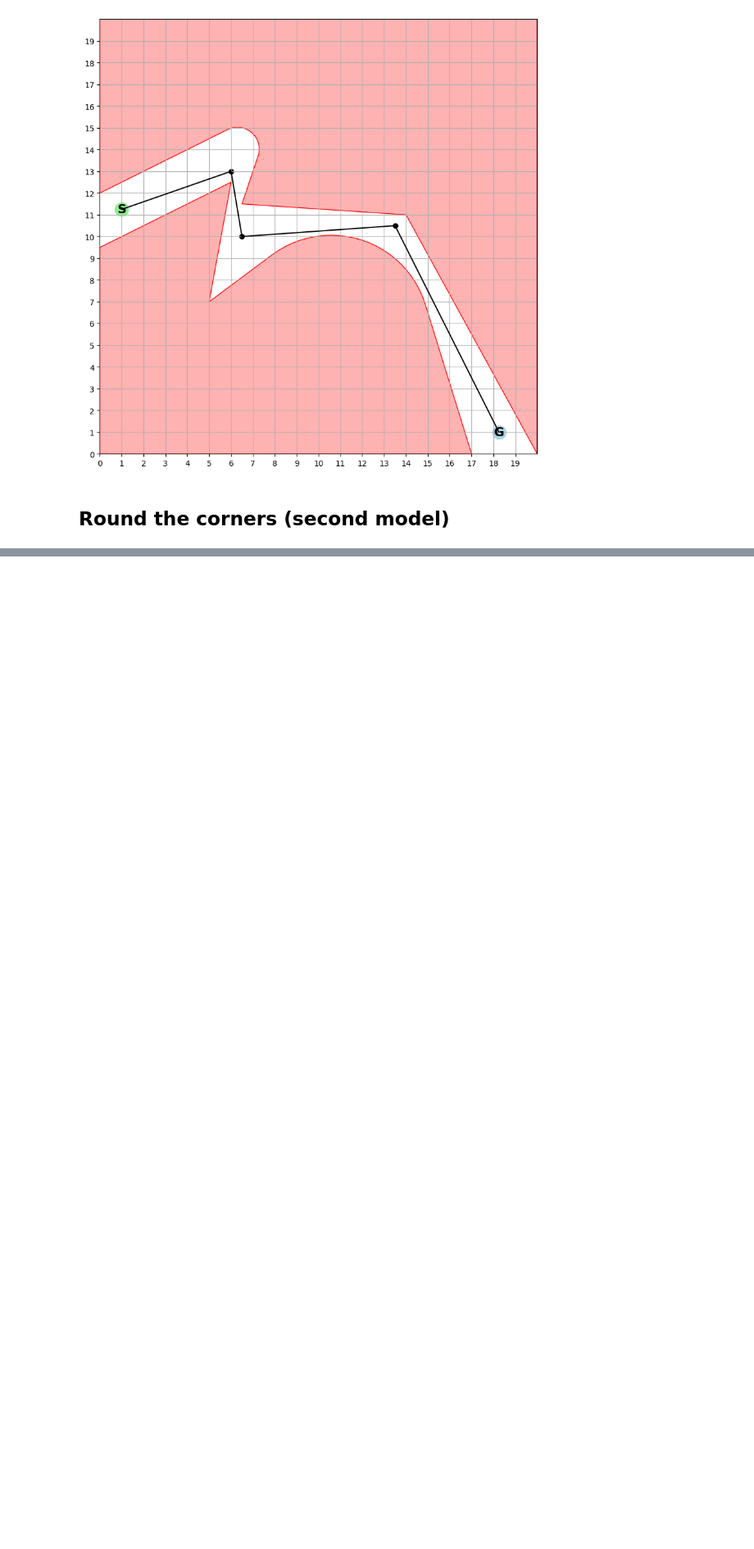
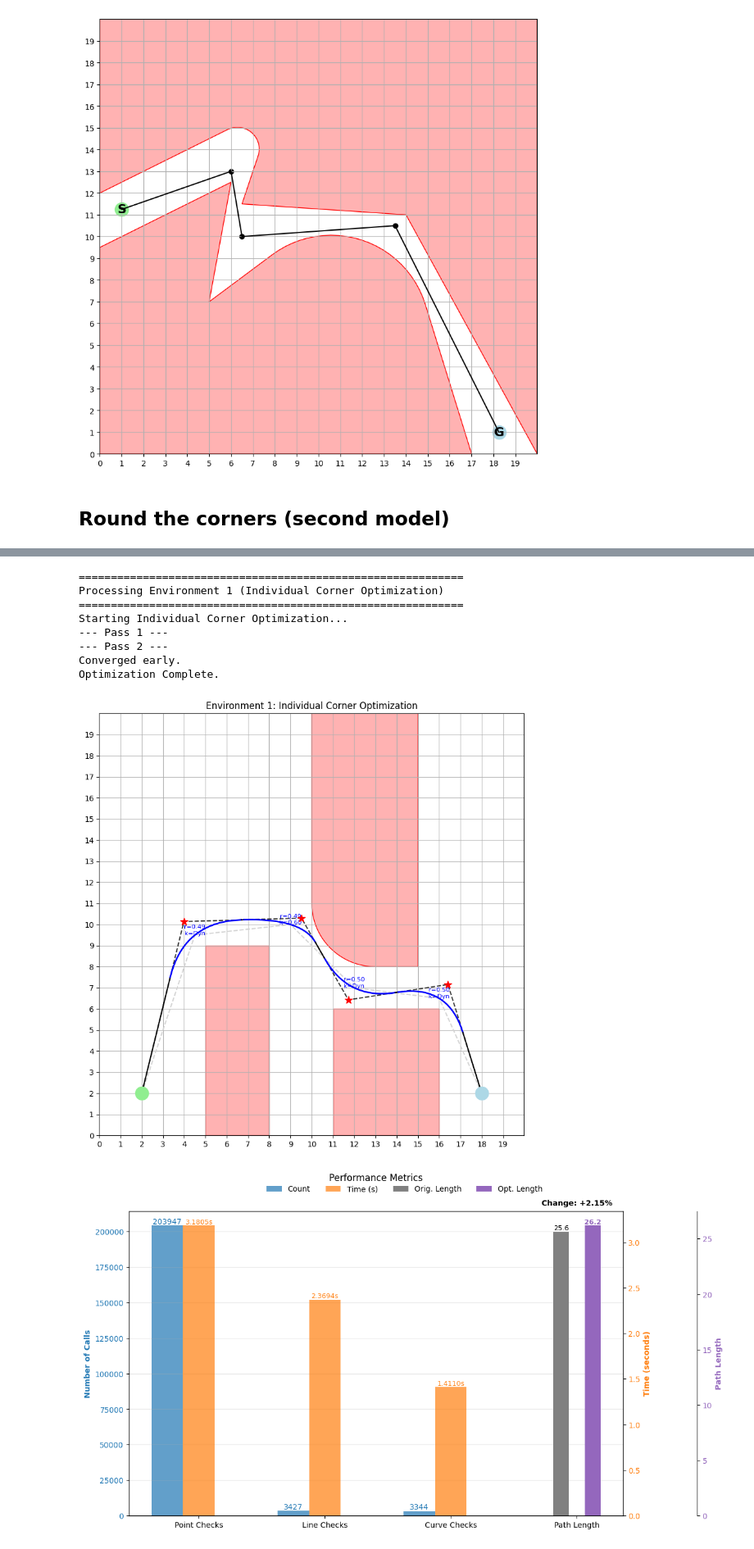
Before and after one commit to Nico-Sander/robotprogramming-project-2526, a Jupyter notebook: src/main.ipynb, the cells around one changed output, grey strips where cells are left out. Shown at 82% size. Saved outputs shown, nothing was run; the diff lists cells and outputs as text; code cells hidden in the pictures; blank space fills up the shorter version.

```diff
--- a/src/main.ipynb
+++ b/src/main.ipynb
@@ -133,0 +229,62 @@ for name, item in env_dict.items():
+# %%
+optimizer = OptimizeFlyby()
+
+for name, item in env_dict.items():
+    print(f"\n{'='*60}")
+    print(f"Processing Environment {name} (Individual Corner Optimization)")
+    print(f"{'='*60}")
+
+    # 1. Setup
+    planner = item['planner']
+    node_names = item['solution_node_names']
+
+    # 2. Preparation: Clean slate
+    clear_graph_attributes(planner)
+    IPPerfMonitor.clearData()
+
+    # 3. Run Optimization (Coordinate Descent)
+    # This function repeatedly calls optimizePath to test k values for each node individually.
+    # It returns the final result with the best configuration found.
+    optimized_path = optimizer.optimize_individual_corners(node_names, planner, config={'r_init': 0.5})
+
+    # 4. Get Performance Data
+    df = IPPerfMonitor.dataFrame()
+
+    # Extract collision check stats
+    funcs = ['lineInCollision', 'curveInCollision', 'pointInCollision']
+    stats = {}
+    for f in funcs:
+        f_data = df[df['name'] == f]
+        if not f_data.empty:
+            stats[f] = {'count': len(f_data), 'time': f_data['time'].sum()}
+        else:
+            stats[f] = {'count': 0, 'time': 0.0}
+
+    # 5. Calculate Path Lengths
+    len_original = calculate_path_length(planner, node_names, use_curves=False)
+    len_optimized = calculate_path_length(planner, node_names, use_curves=True)
+
+    # 6. Visualizations
+
+    # A. Optimized Path Visualization
+    ax = item['planner']._collisionChecker.draw_enviroments()
+
+    # Draw the path (this will show specific k values for each node)
+    item['planner']._collisionChecker.draw_optimized_path(optimized_path, item["planner"], ax)
+
+    plt.title(f"Environment {name}: Individual Corner Optimization")
+    plt.show()
+
+    # B. Performance Metrics Chart
+    plot_performance_data(stats, len_original, len_optimized)
+# %% [output]
+============================================================
+Processing Environment 1 (Individual Corner Optimization)
+============================================================
+Starting Individual Corner Optimization...
+--- Pass 1 ---
+--- Pass 2 ---
+Converged early.
+Optimization Complete.
+[figure, added]
+[figure, added]
```
Also changed, not shown: parts of 6 cells of this notebook, 2 other files.
